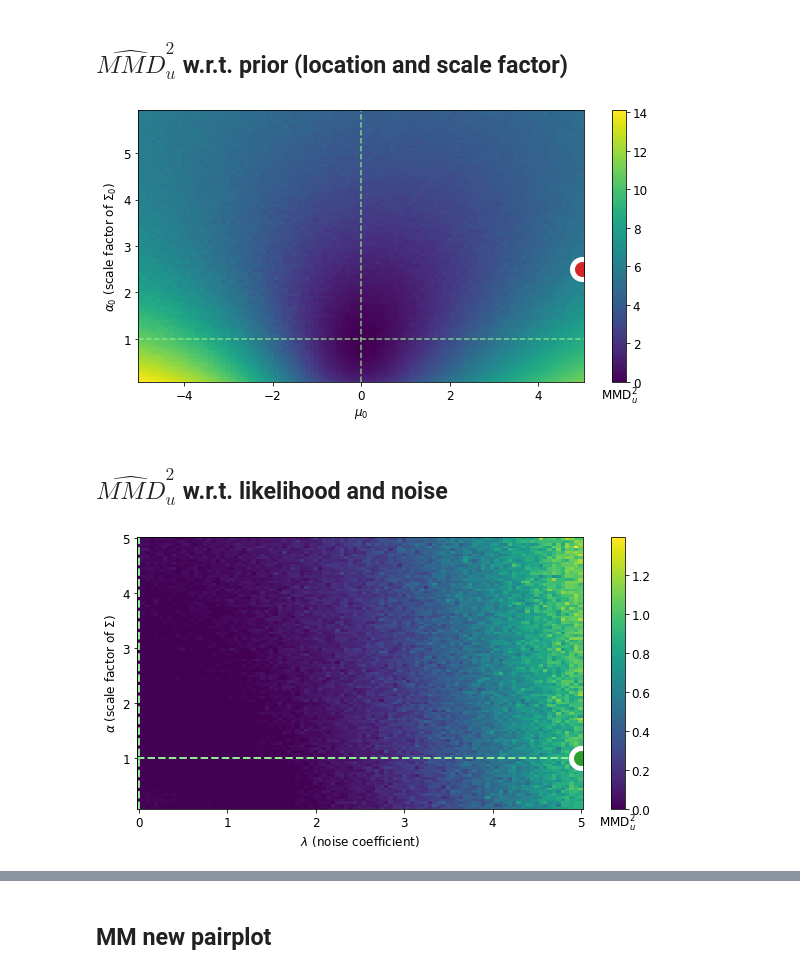
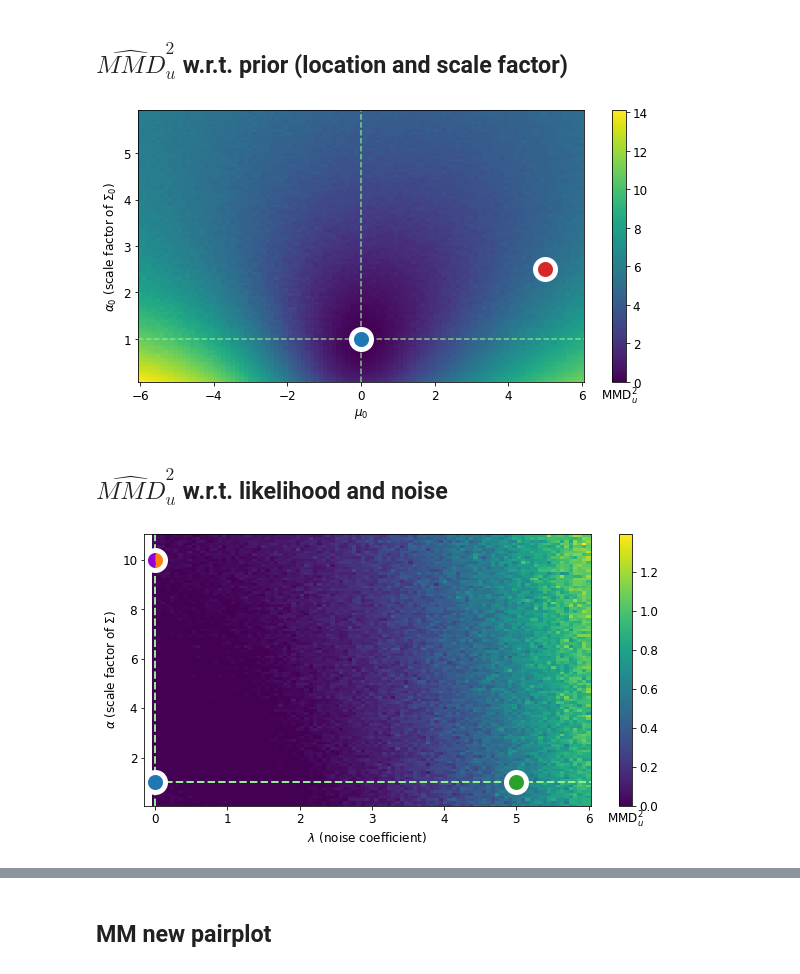
Before and after one commit to marvinschmitt/ModelMisspecificationBF, a Jupyter notebook: abf_mvn_means.ipynb, the cells around one changed output, grey strips where cells are left out. Drawn from its saved outputs; the diff is of its cells as text; code cells hidden in the pictures.

```diff
--- a/abf_mvn_means.ipynb
+++ b/abf_mvn_means.ipynb
@@ -435,19 +437,22 @@ plt.axvline(x=0.0, linestyle="--", color="lightgreen", alpha=.80)
 plt.plot(5, 2.5, linewidth=10, alpha=1.0,
          marker="o", markersize=20, markeredgewidth=5.0, markeredgecolor="white", markerfacecolor = 'tab:red'
         )
+plt.plot(0, 1, linewidth=10, alpha=1.0,
+         marker="o", markersize=20, markeredgewidth=5.0, markeredgecolor="white", markerfacecolor = 'tab:blue'
+        )
 
 cbar = plt.colorbar()
 cbar.ax.set_xlabel(r"MMD$^2_u$")
 plt.savefig(f"plots/abf_mvn_means_S{S}_mmd_priorMM.{FILEFORMAT}")
 # %% [output]
-[figure, old version]
+[figure, new version]
 # %% [markdown]
 ## $\widehat{MMD}^2_u$ w.r.t. likelihood and noise
 # %%
 n_alpha = 101
 n_lamda = 101
-alpha_list = np.linspace(0.1, 5.0, num = n_alpha)
-lamda_list = np.linspace(0.0, 5.0, num = n_lamda)
+alpha_list = np.linspace(0.1, 11.0, num = n_alpha)
+lamda_list = np.linspace(0.0, 6.0, num = n_lamda)
 
 alpha_grid, lamda_grid = np.meshgrid(alpha_list, lamda_list)
 # %%
@@ -474,26 +479,41 @@ if RERUN_GRID_EXPERIMENT:
             MMD[i, j] = float(maximum_mean_discrepancy(s_o, z_psi, unbiased=True))
     np.save(f"MMD_MVN_S{S}_likelihood_noise.npy", MMD)
 # %%
+from matplotlib.markers import MarkerStyle
+
 MMD = np.load(f"data/MMD_grid_experiments/MMD_MVN_S{S}_likelihood_noise.npy")
 plt.figure(figsize=(10, 5))
 plt.pcolor(lamda_list, alpha_list, MMD.T, shading="nearest")
 
 plt.xlabel(r"$\lambda$ (noise coefficient)")
 plt.ylabel(r"$\alpha$ (scale factor of $\Sigma$)")
 
 plt.axvline(x=0.0, linestyle="--", color="lightgreen", alpha=1.00, linewidth=2)
 plt.axhline(y=1.0, linestyle="--", color="lightgreen", alpha=1.00, linewidth=2)
 
 plt.plot(5, 1, linewidth=10, alpha=1.0,
          marker="o", markersize=20, markeredgewidth=5.0, markeredgecolor="white", markerfacecolor = 'tab:green'
         )
+plt.plot(0, 1, linewidth=10, alpha=1.0,
+         marker="o", markersize=20, markeredgewidth=5.0, markeredgecolor="white", markerfacecolor = 'tab:blue'
+        )
+plt.plot(0, 10, linewidth=10, alpha=1.0,
+         marker=MarkerStyle("o", fillstyle="right"), markersize=20, markeredgewidth=0, markeredgecolor="white", markerfacecolor = 'tab:orange'
+        )
+plt.plot(0, 10, linewidth=10, alpha=1.0,
+         marker=MarkerStyle("o", fillstyle="left"), markersize=20, markeredgewidth=0, markeredgecolor="white", markerfacecolor = 'darkviolet'
+        )
+plt.plot(0, 10, linewidth=10, alpha=1.0,
+         marker=MarkerStyle("o", fillstyle="none"), markersize=20, markeredgewidth=5.0, markeredgecolor="white", markerfacecolor = 'darkviolet'
+        )
+plt.xlim(-0.15)
 
 cbar = plt.colorbar()
 cbar.ax.set_xlabel(r"MMD$^2_u$")
 
 plt.savefig(f"plots/abf_mvn_means_S{S}_mmd_likelihood_noise_MM.{FILEFORMAT}")
 # %% [output]
-[figure, old version]
+[figure, new version]
 # %%
 task_name = "likelihood_scale"
 x_label = r"$\alpha$ (scale factor of $\Sigma$)"
```
Also changed, not shown: parts of 20 cells of this notebook.
